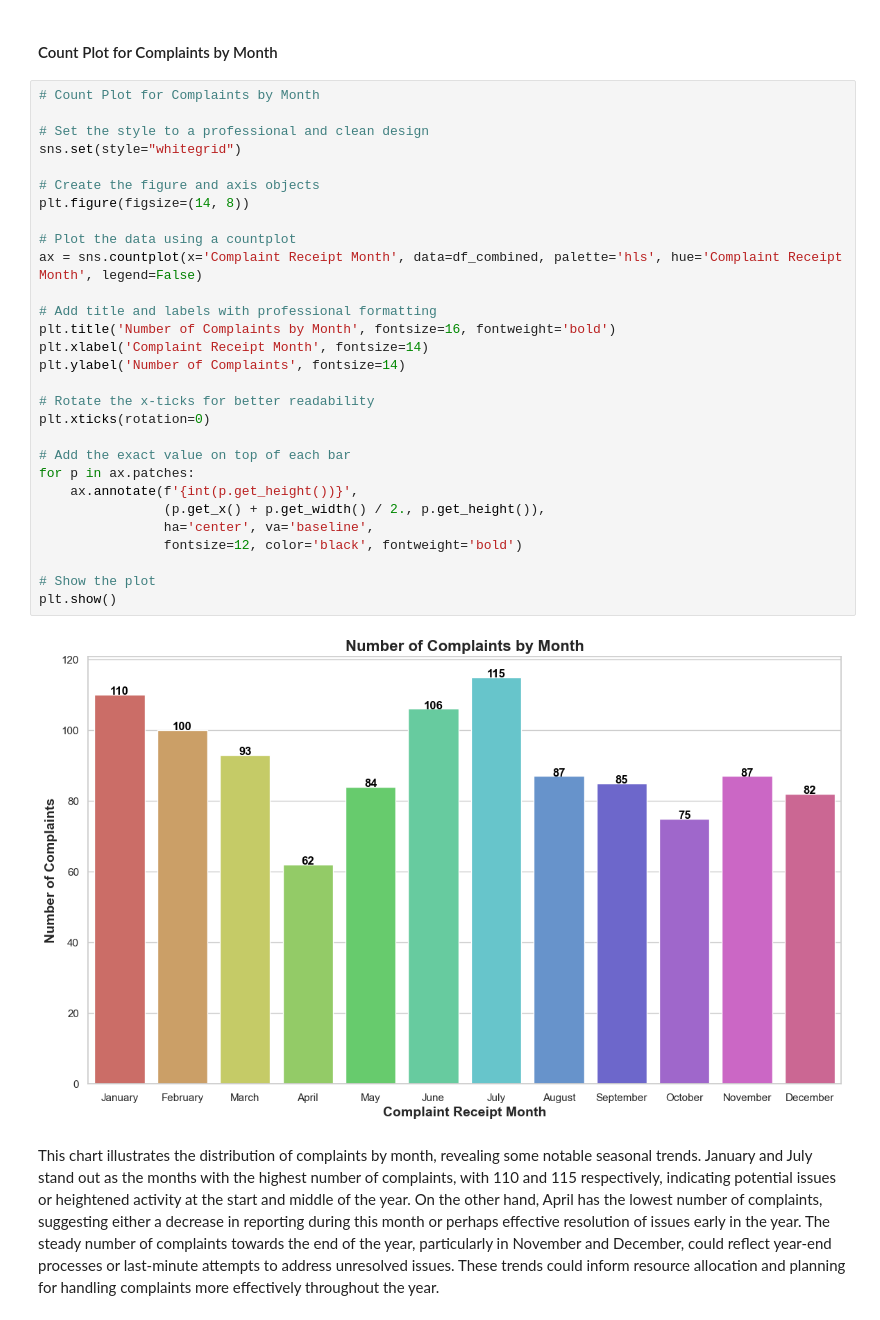
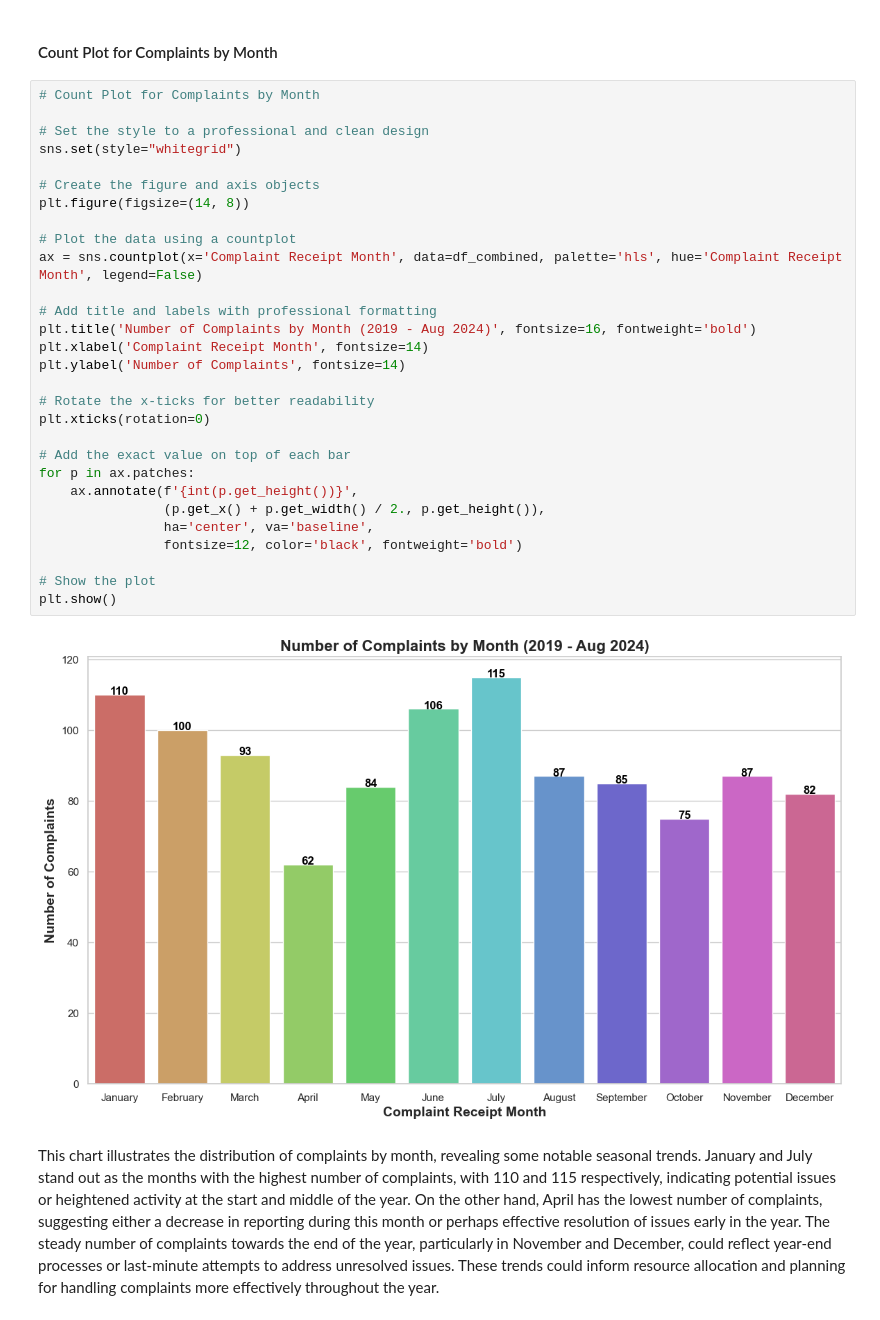
Before and after one commit to Dor-J/FreedomOfInformationComplaintsEDA, a Jupyter notebook: src/foi_complaints_eda.ipynb, the cells around one changed output. Cells and saved outputs as stored; diff of their text form.

```diff
--- a/src/foi_complaints_eda.ipynb
+++ b/src/foi_complaints_eda.ipynb
@@ -898,34 +898,34 @@ This bar chart displays the number of complaints by year from 2019 to 2024, show
 # %%
 # Count Plot for Complaints by Month
 
 # Set the style to a professional and clean design
 sns.set(style="whitegrid")
 
 # Create the figure and axis objects
 plt.figure(figsize=(14, 8))
 
 # Plot the data using a countplot
 ax = sns.countplot(x='Complaint Receipt Month', data=df_combined, palette='hls', hue='Complaint Receipt Month', legend=False)
 
 # Add title and labels with professional formatting
-plt.title('Number of Complaints by Month', fontsize=16, fontweight='bold')
+plt.title('Number of Complaints by Month (2019 - Aug 2024)', fontsize=16, fontweight='bold')
 plt.xlabel('Complaint Receipt Month', fontsize=14)
 plt.ylabel('Number of Complaints', fontsize=14)
 
 # Rotate the x-ticks for better readability
 plt.xticks(rotation=0)
 
 # Add the exact value on top of each bar
 for p in ax.patches:
     ax.annotate(f'{int(p.get_height())}',
                 (p.get_x() + p.get_width() / 2., p.get_height()),
                 ha='center', va='baseline',
                 fontsize=12, color='black', fontweight='bold')
 
 # Show the plot
 plt.show()
 # %% [output]
-[figure, old version]
+[figure, new version]
 # %% [markdown]
 This chart illustrates the distribution of complaints by month, revealing some notable seasonal trends. January and July stand out as the months with the highest number of complaints, with 110 and 115 respectively, indicating potential issues or heightened activity at the start and middle of the year. On the other hand, April has the lowest number of complaints, suggesting either a decrease in reporting during this month or perhaps effective resolution of issues early in the year. The steady number of complaints towards the end of the year, particularly in November and December, could reflect year-end processes or last-minute attempts to address unresolved issues. These trends could inform resource allocation and planning for handling complaints more effectively throughout the year.
 # %% [markdown]
```
Also changed, not shown: parts of 6 cells of this notebook.
